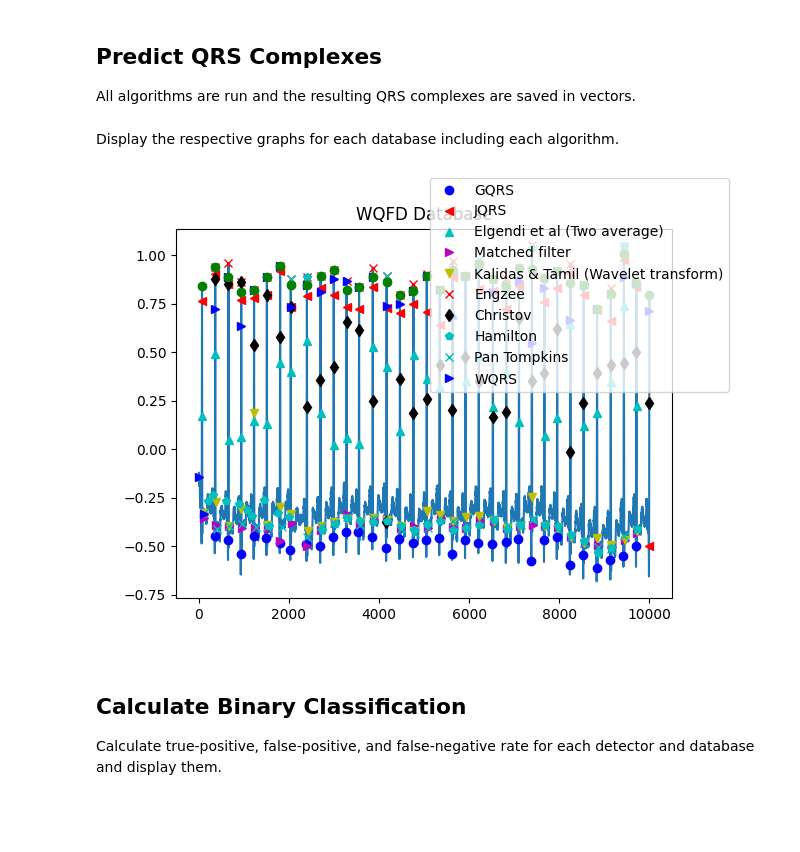
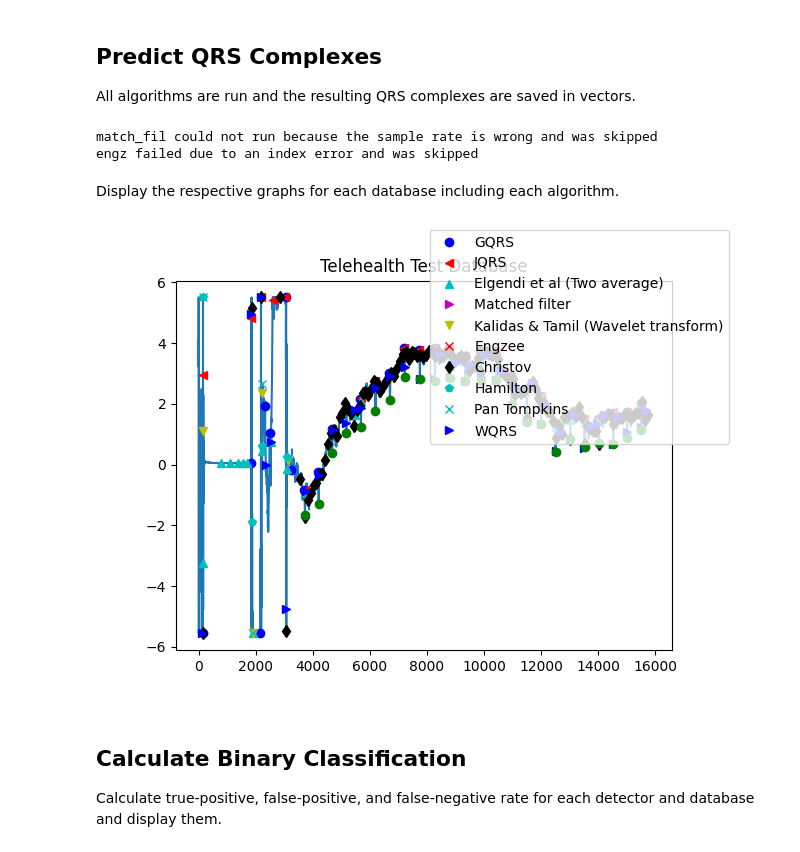
Before and after one commit to floriankri/ecg_detector_assessment, a Jupyter notebook: Playground/playground.ipynb, the cells around one changed output. Drawn from its saved outputs; the diff is of its cells as text; code cells hidden in the pictures; blank space fills up the shorter version.

Commit message:
first iteration of signal split

```diff
--- a/Playground/playground.ipynb
+++ b/Playground/playground.ipynb
@@ -93,3 +94,13 @@ databases = []
 # %% [markdown]
 ## Add Databases
 Create `Database` objects which can later be added to `databases`.
+# %%
+telehealth_fs = 500
+telehealth_act=[]
+telehealth_data=pandas.read_csv("C:/Users/flori\OneDrive\Dokumente\TU\Bachelor Thesis\Code\Databases/1_1.dat",sep=",",header=None) #248_296 is good
+telehealth_signal = np.array(telehealth_data[0]).astype(float)
+for i in range(len(telehealth_data[1])):
+    if telehealth_data[1][i]:
+        telehealth_act.append(i)
+
+telehealth_act = np.array(telehealth_act).astype(int)
@@ -100,16 +147,23 @@ synth_database = Database(
     actual_qrs_complex=np.transpose(np.array(returndata['QRSindex']))[:,0].astype(int),
     fs=500)
 
-wqfd_database = Database(
-    name="WQFD Database",
+wqfd_test_database = Database(
+    name="WQFD Test Database",
     signal=np.array(wfdb.rdrecord('sample-data/100', sampfrom=0, sampto=10000, channels=[0]).p_signal[:,0]),
     actual_qrs_complex=np.array(wfdb.rdann('sample-data/100','atr', sampfrom=0, sampto=10000).sample[1:]).astype(int),
     fs=wfdb.rdrecord('sample-data/100', sampfrom=0, sampto=10000, channels=[0]).fs)
+
+telehealth_environment_test_database = Database(
+    name="Telehealth Test Database",
+    signal=telehealth_signal,
+    actual_qrs_complex=telehealth_act,
+    fs=500)
 # %% [markdown]
 Add data from different databases to `databases`.
 # %%
 # databases.append(synth_database)
-databases.append(wqfd_database)
+#databases.append(wqfd_test_database)
+databases.append(telehealth_environment_test_database)
 # %% [markdown]
 ## Add Detectors
 Add detectors from different locations in the standaradized format to the detectors list.
@@ -168,46 +236,61 @@ detectors.append(Detector(name="WQRS", short_name="wqrs", algorithm=run_wqrs_det
 ## Predict QRS Complexes
 All algorithms are run and the resulting QRS complexes are saved in vectors.
 # %%
+from shutil import ExecError
+
+
 predictedpeaks = []
 for i in range(len(detectors)):
-    if i==2 and (databases[0].fs != 250 and databases[0].fs != 360):
+    if detectors[i].short_name == "match_fil" and (databases[0].fs != 250 and databases[0].fs != 360):
+        print(detectors[i].short_name, "could not run because the sample rate is wrong and was skipped")
         predictedpeaks.append([])
         continue
-    predictedpeaks.append(detectors[i].predicted_qrs_compelx(signal=databases[0].signal, fs=databases[0].fs))
+
+    try:
+        predictedpeaks_per_algo = detectors[i].predicted_qrs_compelx(signal=databases[0].signal, fs=databases[0].fs)
+    except IndexError:
+        print(detectors[i].short_name, "failed due to an index error and was skipped")
+        predictedpeaks.append([])
+        continue
+
+    predictedpeaks.append(predictedpeaks_per_algo)
+# %% [output]
+match_fil could not run because the sample rate is wrong and was skipped
+engz failed due to an index error and was skipped
 # %% [markdown]
 Display the respective graphs for each database including each algorithm.
 # %%
-fmt = ['bo','r<','c^','m>','yv','rx','kd','cp','cx','b>']
+fmt = ['bo','r<','c^','m>','yv','rx','kd','cp','cx','b>','yx']
 
 if(len(databases) != 1):
 
     fig, ax = plt.subplots(len(databases))
 
     for dbcnt in range(len(databases)):
         ax[dbcnt].plot(databases[dbcnt].signal)
 
         for ppcnt in range(len(predictedpeaks)):
             ax[dbcnt].plot(predictedpeaks[ppcnt], databases[dbcnt].signal[predictedpeaks[ppcnt]], fmt[ppcnt],label=detectors[ppcnt].name)
         ax[dbcnt].plot(databases[dbcnt].actual_qrs_complex, databases[dbcnt].signal[databases[dbcnt].actual_qrs_complex], 'go')
         ax[dbcnt].set_title(databases[dbcnt].name)
 
     fig.legend()
 
 else:
     dbcnt = 0
     fig, ax = plt.subplots(len(databases))
 
     for dbcnt in range(len(databases)):
         ax.plot(databases[dbcnt].signal)
 
         for ppcnt in range(len(predictedpeaks)):
             ax.plot(predictedpeaks[ppcnt], databases[dbcnt].signal[predictedpeaks[ppcnt]], fmt[ppcnt],label=detectors[ppcnt].name)
         ax.plot(databases[dbcnt].actual_qrs_complex, databases[dbcnt].signal[databases[dbcnt].actual_qrs_complex], 'go')
         ax.set_title(databases[dbcnt].name)
 
     fig.legend()
 # %% [output]
-[figure, old version]
+[figure, new version]
 # %% [markdown]
 ## Calculate Binary Classification
 Calculate true-positive, false-positive, and false-negative rate for each detector and database and display them.
```
Also changed, not shown: parts of 6 cells of this notebook, 2 other files.
